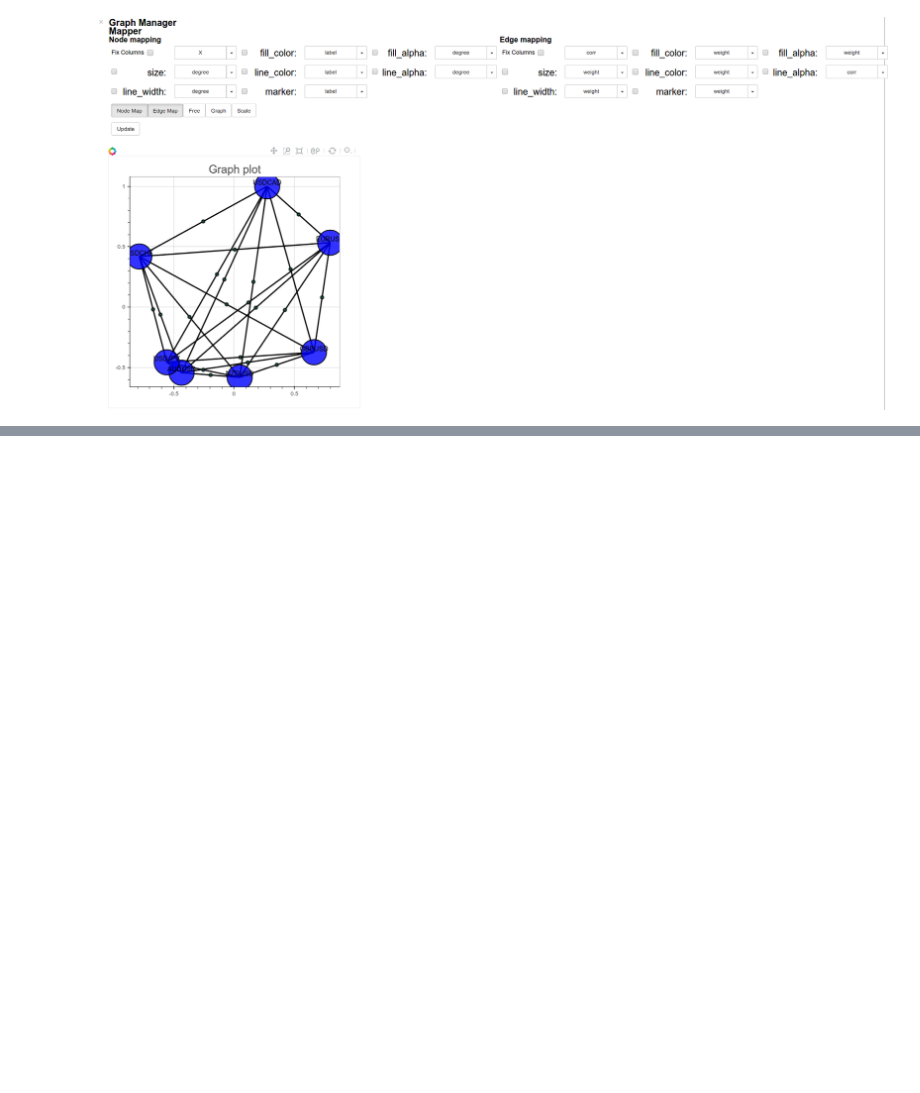
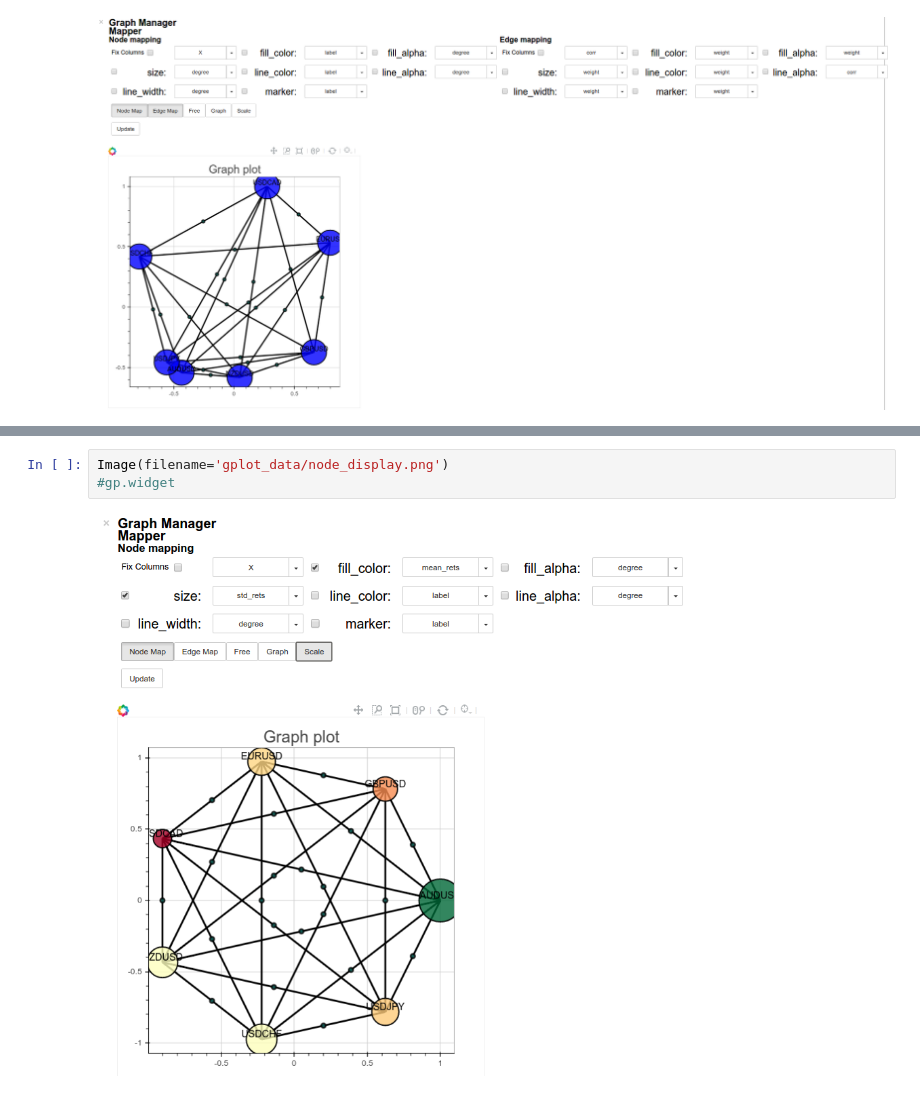
Before and after one commit to HCsoft-RD/shaolin, a Jupyter notebook: examples/GraphPlot.ipynb, the cells around one changed output, grey strips where cells are left out. Saved outputs shown, nothing was run; the diff lists cells and outputs as text; blank space fills up the shorter version.

```diff
--- a/examples/GraphPlot.ipynb
+++ b/examples/GraphPlot.ipynb
@@ -58,0 +119,5 @@ Image(filename='gplot_data/widget.png')
+# %%
+Image(filename='gplot_data/node_display.png')
+#gp.widget
+# %% [output]
+[figure, added]
```
Also changed, not shown: parts of 47 cells of this notebook, 11 other files.
